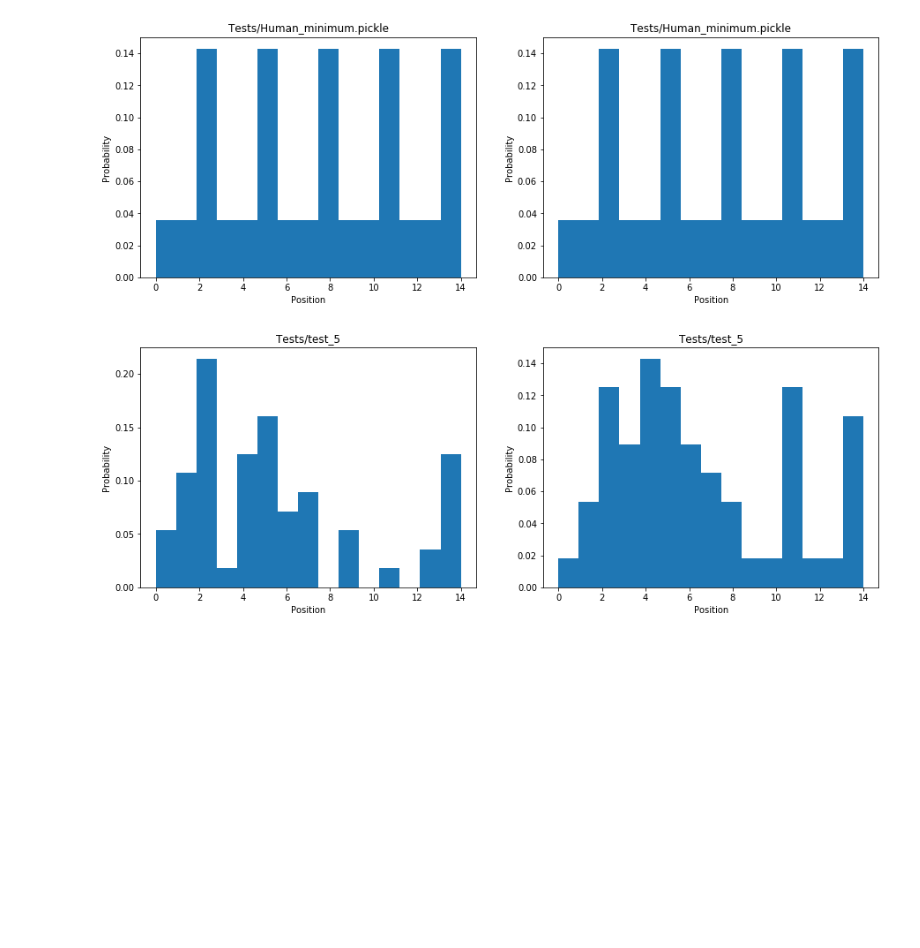
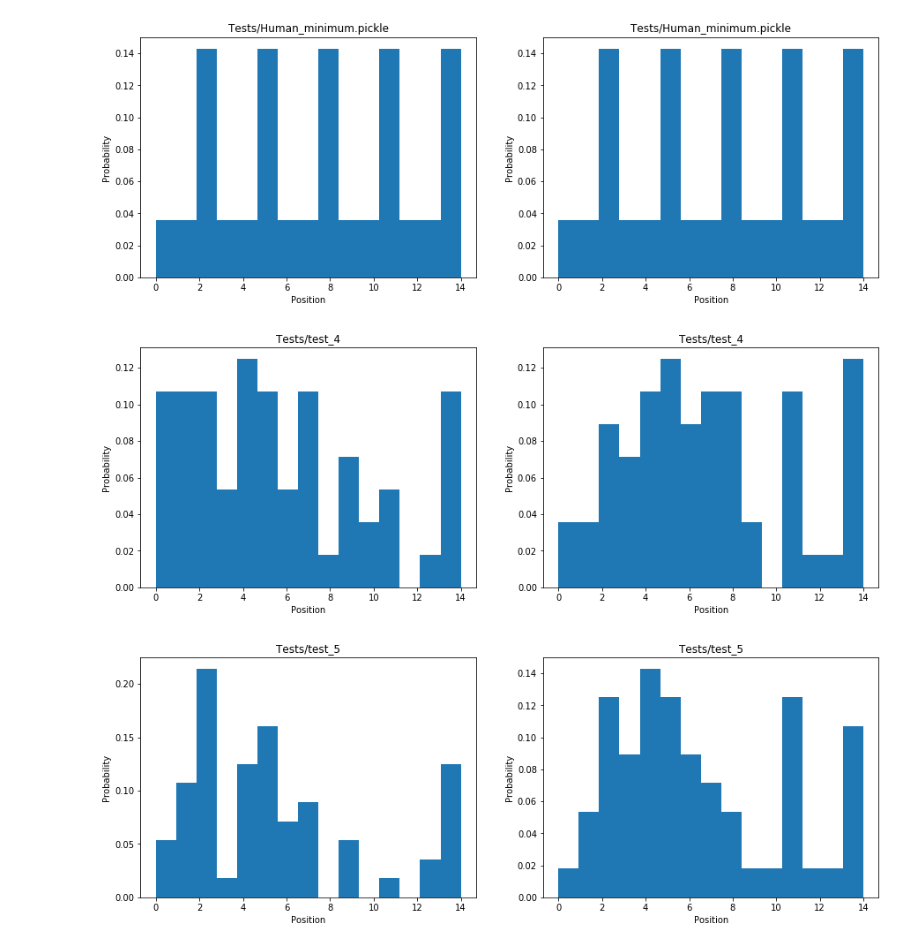
Before and after one commit to viveky23/ubiquitous-broccoli, a Jupyter notebook: Human Experiments/Analyze_Human_Tests.ipynb, the cells around one changed output. Saved outputs shown, nothing was run; the diff lists cells and outputs as text; code cells hidden in the pictures; blank space fills up the shorter version.

Commit message:
Analyze Human Data

```diff
--- a/Human Experiments/Analyze_Human_Tests.ipynb
+++ b/Human Experiments/Analyze_Human_Tests.ipynb
@@ -3,32 +3,33 @@ import numpy as np
 import pickle
 import matplotlib.pyplot as plt
 # %%
-filenames = ["Tests/Human_minimum.pickle","Tests/test_5"]
+filenames = ["Tests/Human_minimum.pickle","Tests/test_4", "Tests/test_5", "Tests/test_6"]
 for file_name in filenames:
     fileObject = open(file_name,'rb')
     all_selected = pickle.load(fileObject)
 
     fig = plt.figure()
     fig.set_figheight(5)
     fig.set_figwidth(15)
 
     num = [x[1] for x in all_selected[0]]
     plt.subplot(1, 2, 1)
     plt.hist(num, density=True, bins=15)
     plt.title(file_name)
     plt.xlabel('Position')
     plt.ylabel('Probability')
 
     num = [x[1] for x in all_selected[1]]
     plt.subplot(1, 2, 2)
     plt.hist(num, density=True, bins=15)
     plt.title(file_name)
     plt.xlabel('Position')
     plt.ylabel('Probability')
 
     plt.show()
 
     fileObject.close()
 # %% [output]
 [figure]
-[figure, old version]
+[figure, new version]
+[figure, added]
```
Also changed, not shown: parts of 2 cells of this notebook, 2 other files.
